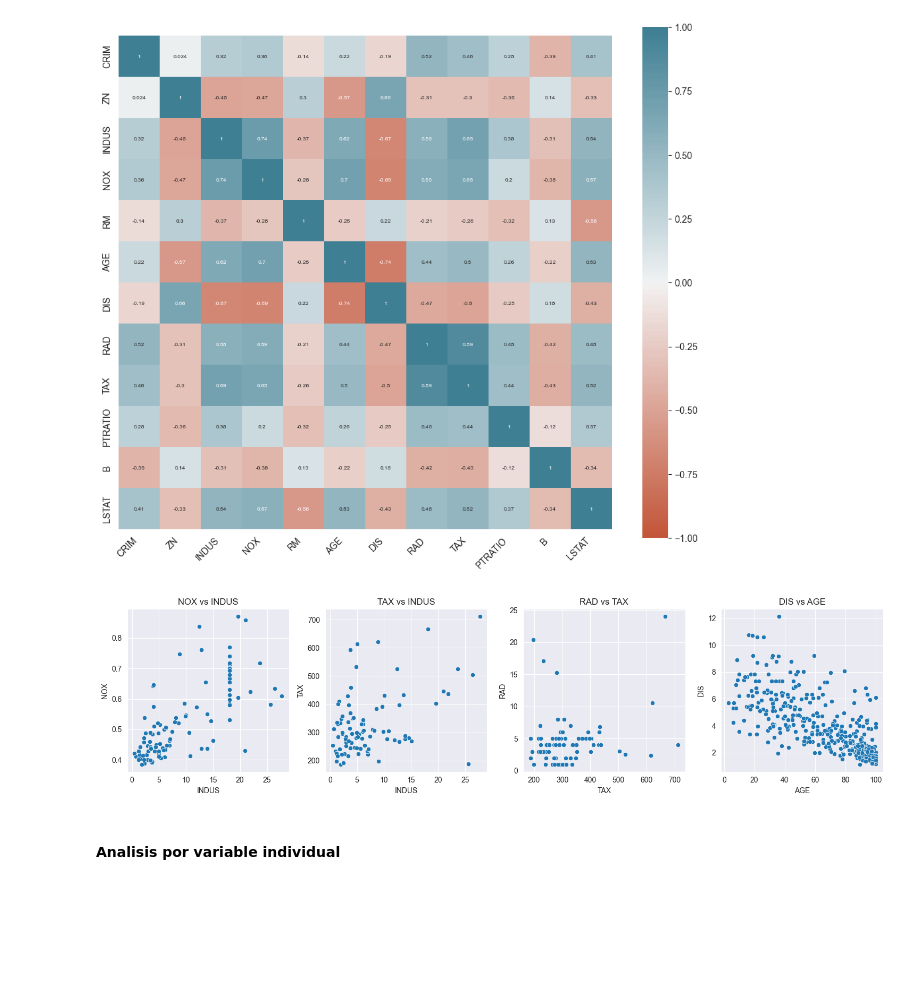
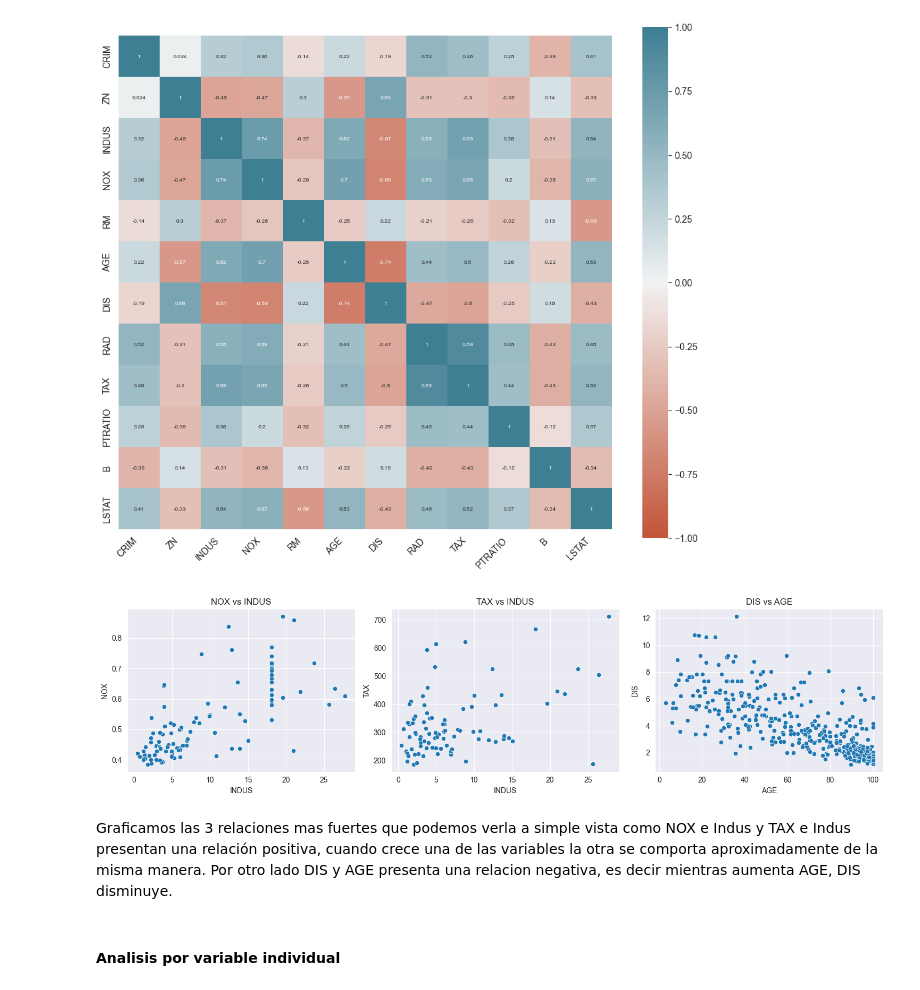
Before and after one commit to therokitoki/AA1-TUIA-Alsop-Hachen, a Jupyter notebook: tp.ipynb, the cells around one changed output. Drawn from its saved outputs; the diff is of its cells as text; code cells hidden in the pictures; blank space fills up the shorter version.

```diff
--- a/tp.ipynb
+++ b/tp.ipynb
@@ -417,20 +422,22 @@ plt.show()
 # %%
 # Visualización de la relación entre algunas variables
 
-pares = [('NOX', 'INDUS'), ('TAX', 'INDUS'), ('RAD', 'TAX'), ('DIS','AGE')]
+pares = [('NOX', 'INDUS'), ('TAX', 'INDUS'), ('DIS','AGE')]
 
-fig, axes = plt.subplots(1, 4, figsize=(15, 4))
+fig, axes = plt.subplots(1, 3, figsize=(15, 4))
 
 for i, (var1, var2) in enumerate(pares):
     sns.scatterplot(x=x_train_corr[var2], y=x_train_corr[var1], ax=axes[i])
     axes[i].set_title(f'{var1} vs {var2}')
     axes[i].set_xlabel(var2)
     axes[i].set_ylabel(var1)
 
 plt.tight_layout()
 plt.show()
 # %% [output]
-[figure, old version]
+[figure, new version]
+# %% [markdown]
+Graficamos las 3 relaciones mas fuertes que podemos verla a simple vista como NOX e Indus y TAX e Indus presentan una relación positiva, cuando crece una de las variables la otra se comporta aproximadamente de la misma manera. Por otro lado DIS y AGE presenta una relacion negativa, es decir mientras aumenta AGE, DIS disminuye.
 # %% [markdown]
 #### Analisis por variable individual
 # %%
```
Also changed, not shown: parts of 28 cells of this notebook.
